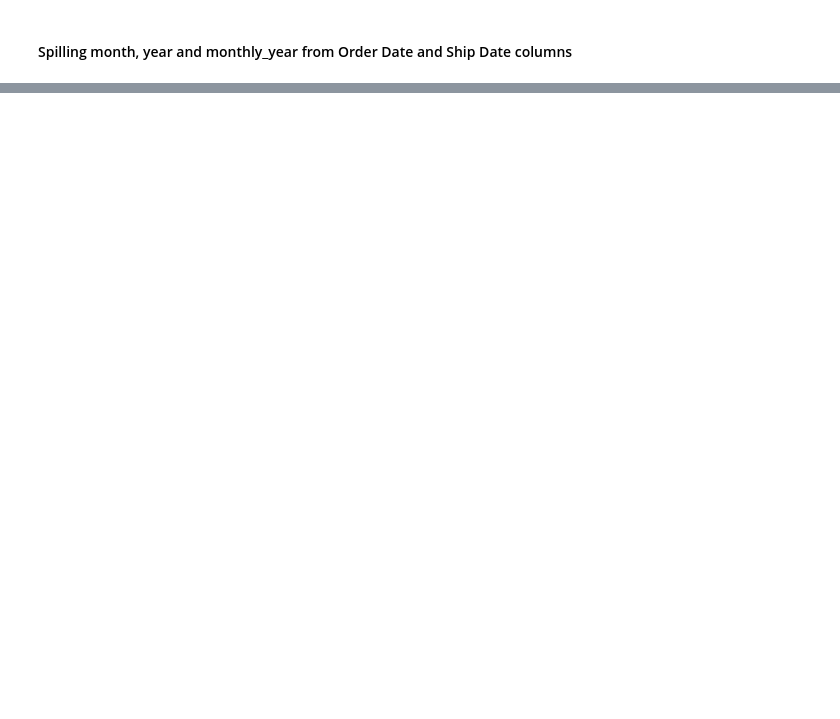
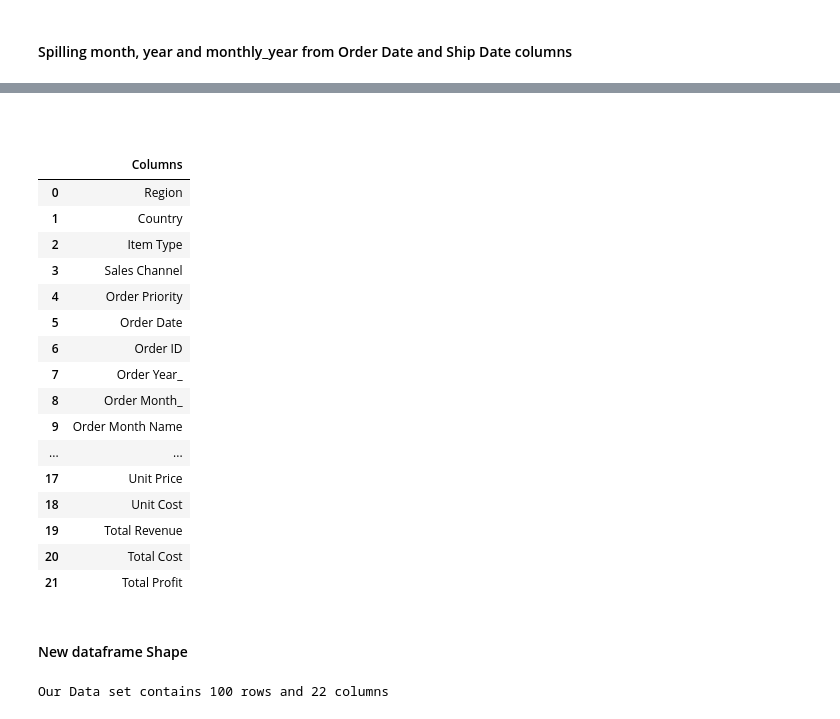
Before and after one commit to SamNijin/Analyzing-Amazon-Sales-Data, a Jupyter notebook: Amazon-Sales-Analysis.ipynb, the cells around one changed output, grey strips where cells are left out. Drawn from its saved outputs; the diff is of its cells as text; code cells hidden in the pictures; blank space fills up the shorter version.

```diff
--- a/Amazon-Sales-Analysis.ipynb
+++ b/Amazon-Sales-Analysis.ipynb
@@ -81,3 +107,7 @@ sales_data
 
 def analyzing_dataset(dataset):
     return dataset.shape, dataset.columns, dataset.info(), dataset.describe(), dataset.isna().sum()
+
+def displayColumns(dataset):
+    columns=list(sales_data.columns)
+    return display(pd.DataFrame(columns,columns=["Columns"]))
@@ -197,0 +256,33 @@ sales_data.head()
+# %% [markdown]
+######
+# %%
+# Returns all the columns of the dataframe
+
+displayColumns(sales_data)
+# %% [output]
+|  | Columns |
+| 0 | Region |
+| 1 | Country |
+| 2 | Item Type |
+| 3 | Sales Channel |
+| 4 | Order Priority |
+| 5 | Order Date |
+| 6 | Order ID |
+| 7 | Order Year_ |
+| 8 | Order Month_ |
+| 9 | Order Month Name |
+| ... | ... |
+| 17 | Unit Price |
+| 18 | Unit Cost |
+| 19 | Total Revenue |
+| 20 | Total Cost |
+| 21 | Total Profit |
+# %% [markdown]
+#### New dataframe Shape
+# %%
+# Returns shape of the dataset
+
+rows,column=sales_data.shape
+print(f"Our Data set contains {rows} rows and {column} columns")
+# %% [output]
+Our Data set contains 100 rows and 22 columns
```
Also changed, not shown: parts of 31 cells of this notebook.
